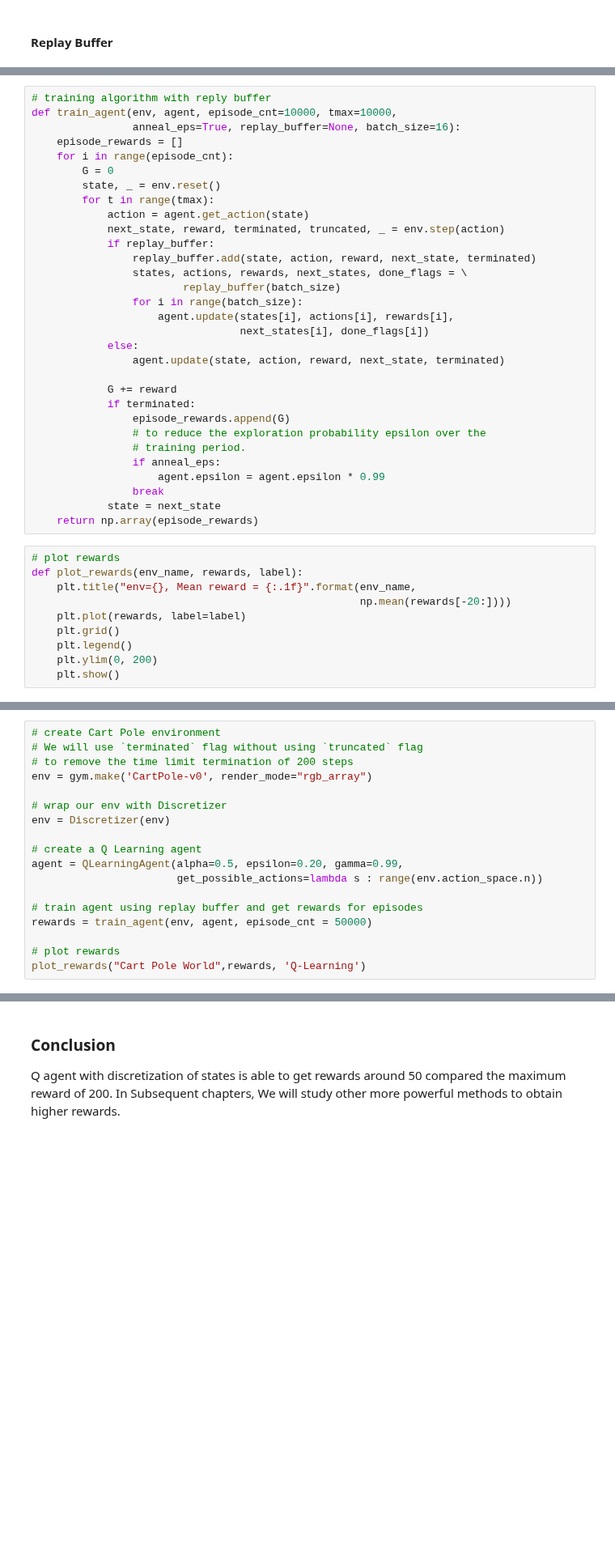
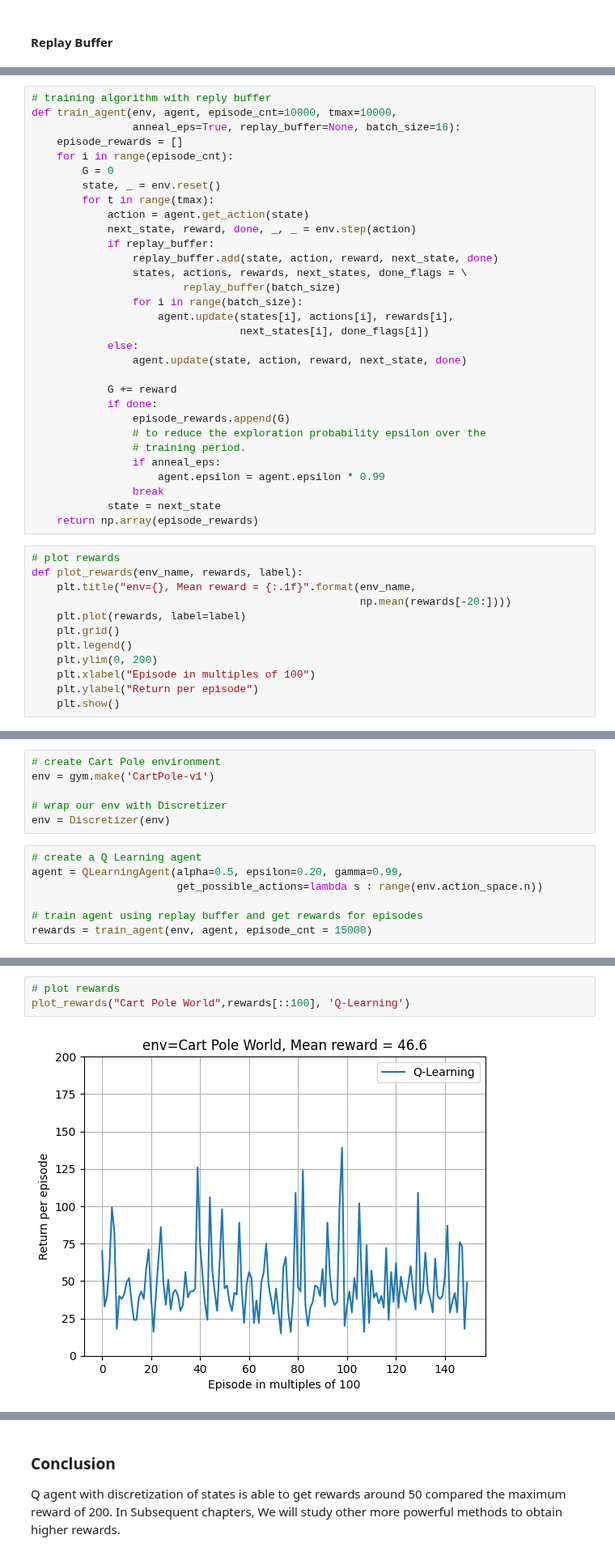
Before and after one commit to nsanghi/drl-2ed, a Jupyter notebook: chapter4/4.g-qlearning_continuous_env.ipynb, the cells around one changed output, grey strips where cells are left out. Shown at 81% size. Saved outputs shown, nothing was run; the diff lists cells and outputs as text; blank space fills up the shorter version.

```diff
--- a/chapter4/4.g-qlearning_continuous_env.ipynb
+++ b/chapter4/4.g-qlearning_continuous_env.ipynb
@@ -119,19 +130,19 @@ def train_agent(env, agent, episode_cnt=10000, tmax=10000,
         state, _ = env.reset()
         for t in range(tmax):
             action = agent.get_action(state)
-            next_state, reward, terminated, truncated, _ = env.step(action)
+            next_state, reward, done, _, _ = env.step(action)
             if replay_buffer:
-                replay_buffer.add(state, action, reward, next_state, terminated)
+                replay_buffer.add(state, action, reward, next_state, done)
                 states, actions, rewards, next_states, done_flags = \
                         replay_buffer(batch_size)
                 for i in range(batch_size):
                     agent.update(states[i], actions[i], rewards[i],
                                  next_states[i], done_flags[i])
             else:
-                agent.update(state, action, reward, next_state, terminated)
+                agent.update(state, action, reward, next_state, done)
 
             G += reward
-            if terminated:
+            if done:
                 episode_rewards.append(G)
                 # to reduce the exploration probability epsilon over the
                 # training period.
@@ -149,4 +160,6 @@ def plot_rewards(env_name, rewards, label):
     plt.grid()
     plt.legend()
     plt.ylim(0, 200)
+    plt.xlabel("Episode in multiples of 100")
+    plt.ylabel("Return per episode")
     plt.show()
@@ -184,18 +218,13 @@ class Discretizer(ObservationWrapper):
+# %%
+# create Cart Pole environment
+env = gym.make('CartPole-v1')
+
+# wrap our env with Discretizer
+env = Discretizer(env)
 # %%
-# create Cart Pole environment
-# We will use `terminated` flag without using `truncated` flag
-# to remove the time limit termination of 200 steps
-env = gym.make('CartPole-v0', render_mode="rgb_array")
-
-# wrap our env with Discretizer
-env = Discretizer(env)
-
 # create a Q Learning agent
 agent = QLearningAgent(alpha=0.5, epsilon=0.20, gamma=0.99,
                        get_possible_actions=lambda s : range(env.action_space.n))
 
 # train agent using replay buffer and get rewards for episodes
-rewards = train_agent(env, agent, episode_cnt = 50000)
-
-# plot rewards
-plot_rewards("Cart Pole World",rewards, 'Q-Learning')
+rewards = train_agent(env, agent, episode_cnt = 15000)
@@ -205,0 +231,5 @@ env.close()
+# %%
+# plot rewards
+plot_rewards("Cart Pole World",rewards[::100], 'Q-Learning')
+# %% [output]
+[figure, added]
```
Also changed, not shown: parts of 12 cells of this notebook, 5 other files.
